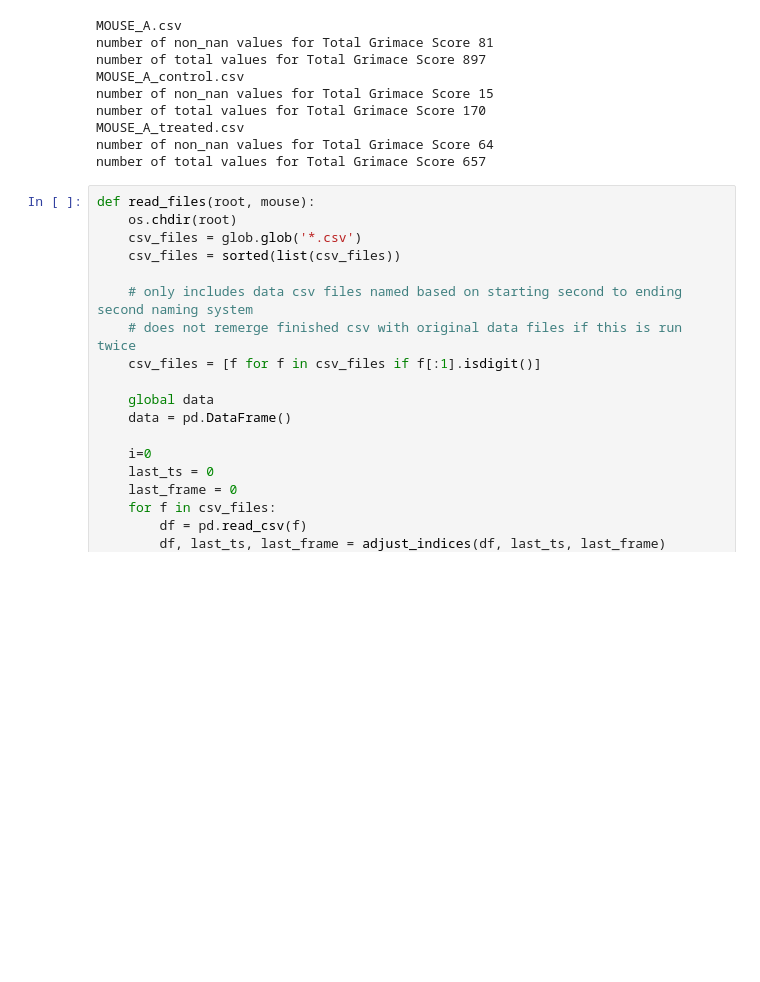
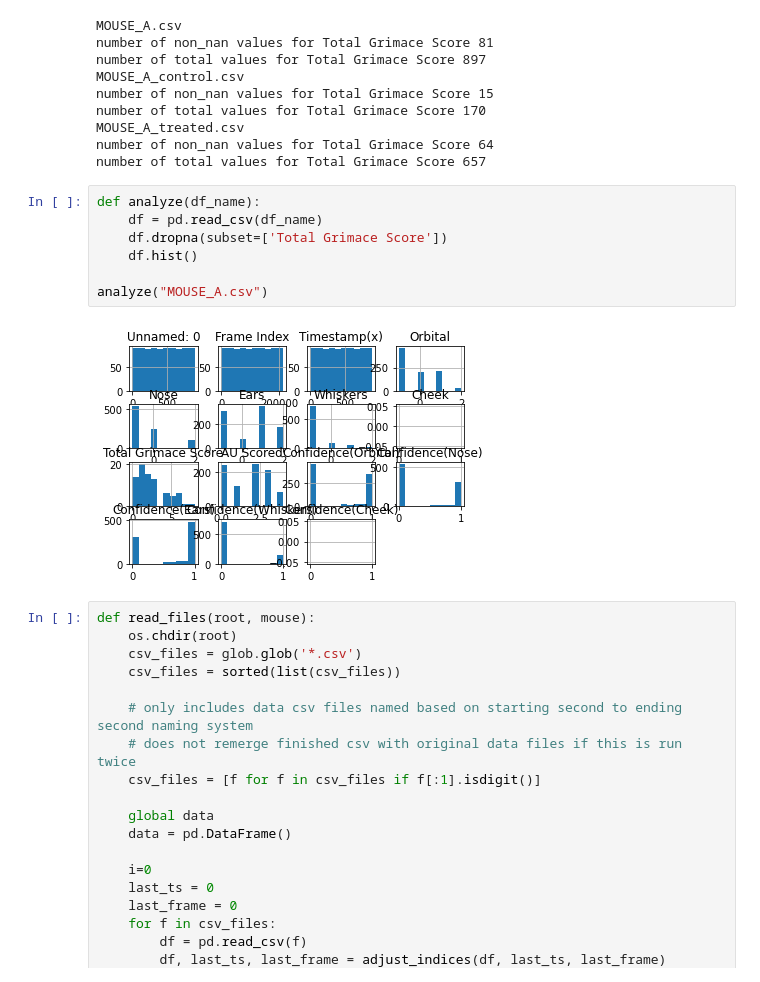
Before and after one commit to anishaiyer27/cv-for-nasal-pain-assay, a Jupyter notebook: Prototype Codebase.ipynb, the cells around one changed output. Drawn from its saved outputs; the diff is of its cells as text; blank space fills up the shorter version.

```diff
--- a/Prototype Codebase.ipynb
+++ b/Prototype Codebase.ipynb
@@ -31,6 +31,15 @@ number of total values for Total Grimace Score 170
 MOUSE_A_treated.csv
 number of non_nan values for Total Grimace Score 64
 number of total values for Total Grimace Score 657
+# %%
+def analyze(df_name):
+    df = pd.read_csv(df_name)
+    df.dropna(subset=['Total Grimace Score'])
+    df.hist()
+
+analyze("MOUSE_A.csv")
+# %% [output]
+[figure, added]
 # %%
 def read_files(root, mouse):
     os.chdir(root)
```
Also changed, not shown: 1 other file.
